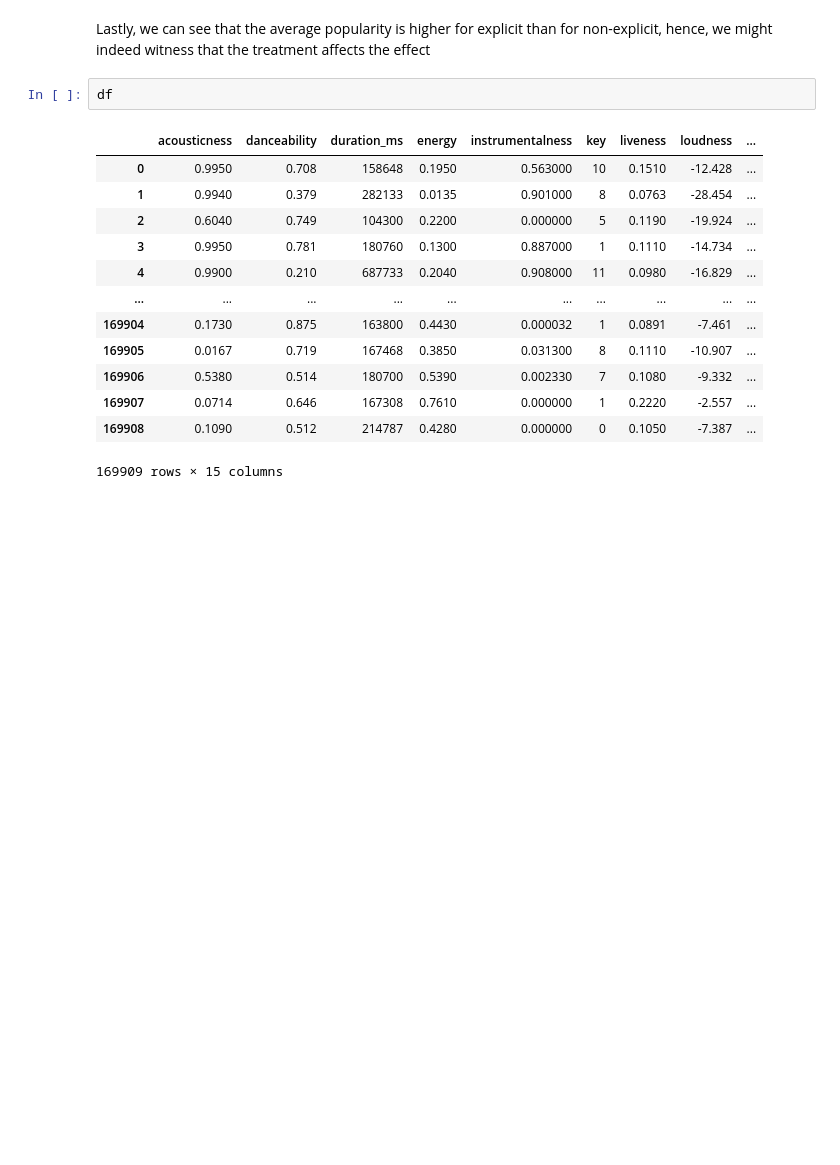
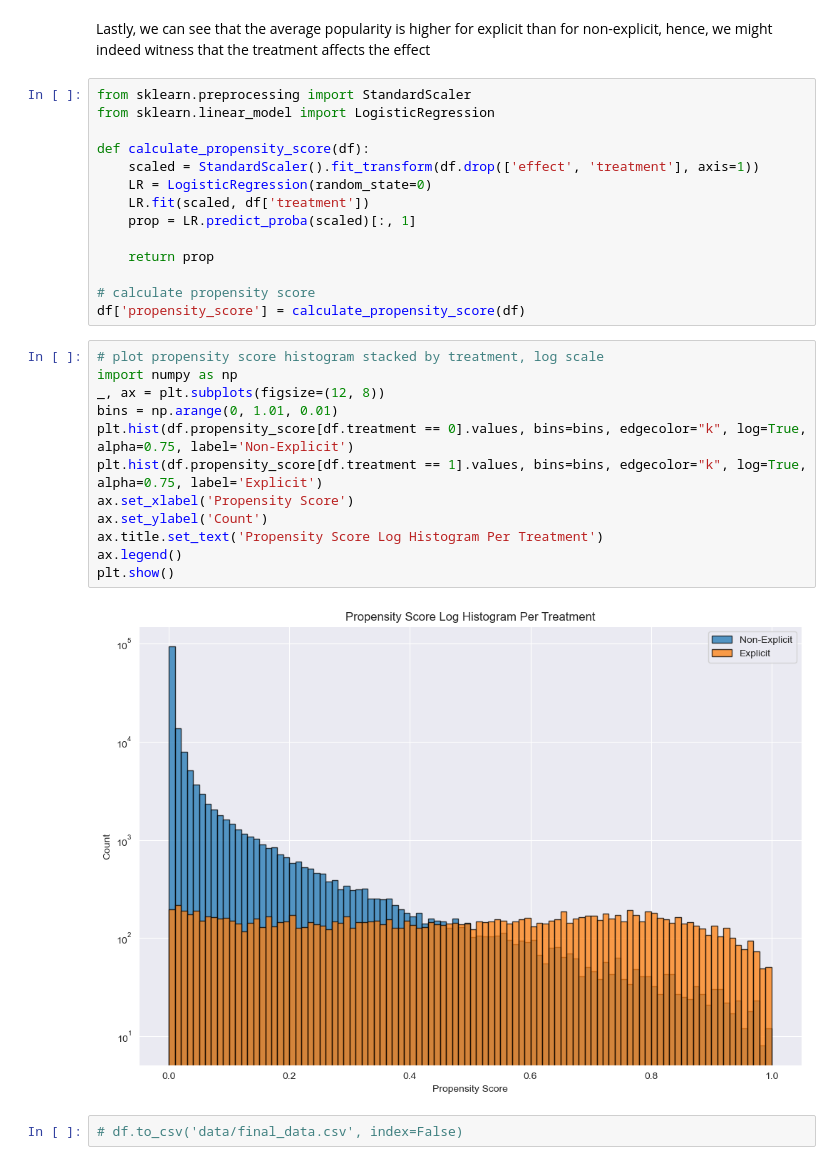
Before and after one commit to NaorHaba/Causal-Inference, a Jupyter notebook: data_exploration.ipynb, the cells around one changed output. Saved outputs shown, nothing was run; the diff lists cells and outputs as text; blank space fills up the shorter version.

```diff
--- a/data_exploration.ipynb
+++ b/data_exploration.ipynb
@@ -150,19 +150,33 @@ plt.show()
 [figure]
 # %% [markdown]
 Lastly, we can see that the average popularity is higher for explicit than for non-explicit, hence, we might indeed witness that the treatment affects the effect
-# %%
-df
-# %% [output]
-|  | acousticness | danceability | duration_ms | energy | instrumentalness | key | liveness | loudness | ... |
-| 0 | 0.9950 | 0.708 | 158648 | 0.1950 | 0.563000 | 10 | 0.1510 | -12.428 | ... |
-| 1 | 0.9940 | 0.379 | 282133 | 0.0135 | 0.901000 | 8 | 0.0763 | -28.454 | ... |
-| 2 | 0.6040 | 0.749 | 104300 | 0.2200 | 0.000000 | 5 | 0.1190 | -19.924 | ... |
-| 3 | 0.9950 | 0.781 | 180760 | 0.1300 | 0.887000 | 1 | 0.1110 | -14.734 | ... |
-| 4 | 0.9900 | 0.210 | 687733 | 0.2040 | 0.908000 | 11 | 0.0980 | -16.829 | ... |
-| ... | ... | ... | ... | ... | ... | ... | ... | ... | ... |
-| 169904 | 0.1730 | 0.875 | 163800 | 0.4430 | 0.000032 | 1 | 0.0891 | -7.461 | ... |
-| 169905 | 0.0167 | 0.719 | 167468 | 0.3850 | 0.031300 | 8 | 0.1110 | -10.907 | ... |
-| 169906 | 0.5380 | 0.514 | 180700 | 0.5390 | 0.002330 | 7 | 0.1080 | -9.332 | ... |
-| 169907 | 0.0714 | 0.646 | 167308 | 0.7610 | 0.000000 | 1 | 0.2220 | -2.557 | ... |
-| 169908 | 0.1090 | 0.512 | 214787 | 0.4280 | 0.000000 | 0 | 0.1050 | -7.387 | ... |
-169909 rows × 15 columns
+# %%
+from sklearn.preprocessing import StandardScaler
+from sklearn.linear_model import LogisticRegression
+
+def calculate_propensity_score(df):
+    scaled = StandardScaler().fit_transform(df.drop(['effect', 'treatment'], axis=1))
+    LR = LogisticRegression(random_state=0)
+    LR.fit(scaled, df['treatment'])
+    prop = LR.predict_proba(scaled)[:, 1]
+
+    return prop
+
+# calculate propensity score
+df['propensity_score'] = calculate_propensity_score(df)
+# %%
+# plot propensity score histogram stacked by treatment, log scale
+import numpy as np
+_, ax = plt.subplots(figsize=(12, 8))
+bins = np.arange(0, 1.01, 0.01)
+plt.hist(df.propensity_score[df.treatment == 0].values, bins=bins, edgecolor="k", log=True, alpha=0.75, label='Non-Explicit')
+plt.hist(df.propensity_score[df.treatment == 1].values, bins=bins, edgecolor="k", log=True, alpha=0.75, label='Explicit')
+ax.set_xlabel('Propensity Score')
+ax.set_ylabel('Count')
+ax.title.set_text('Propensity Score Log Histogram Per Treatment')
+ax.legend()
+plt.show()
+# %% [output]
+[figure, added]
+# %%
+# df.to_csv('data/final_data.csv', index=False)
```
Also changed, not shown: parts of 2 cells of this notebook.
